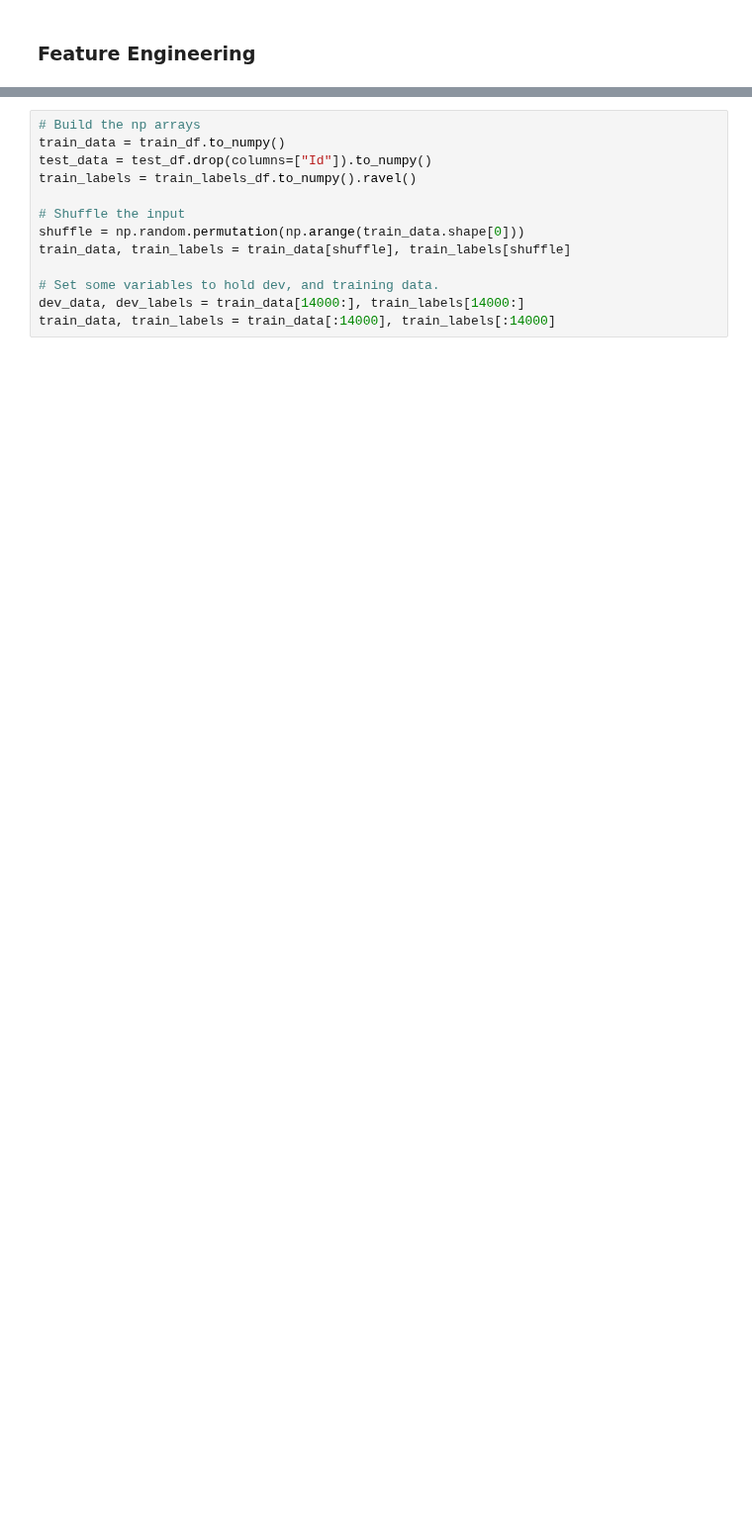
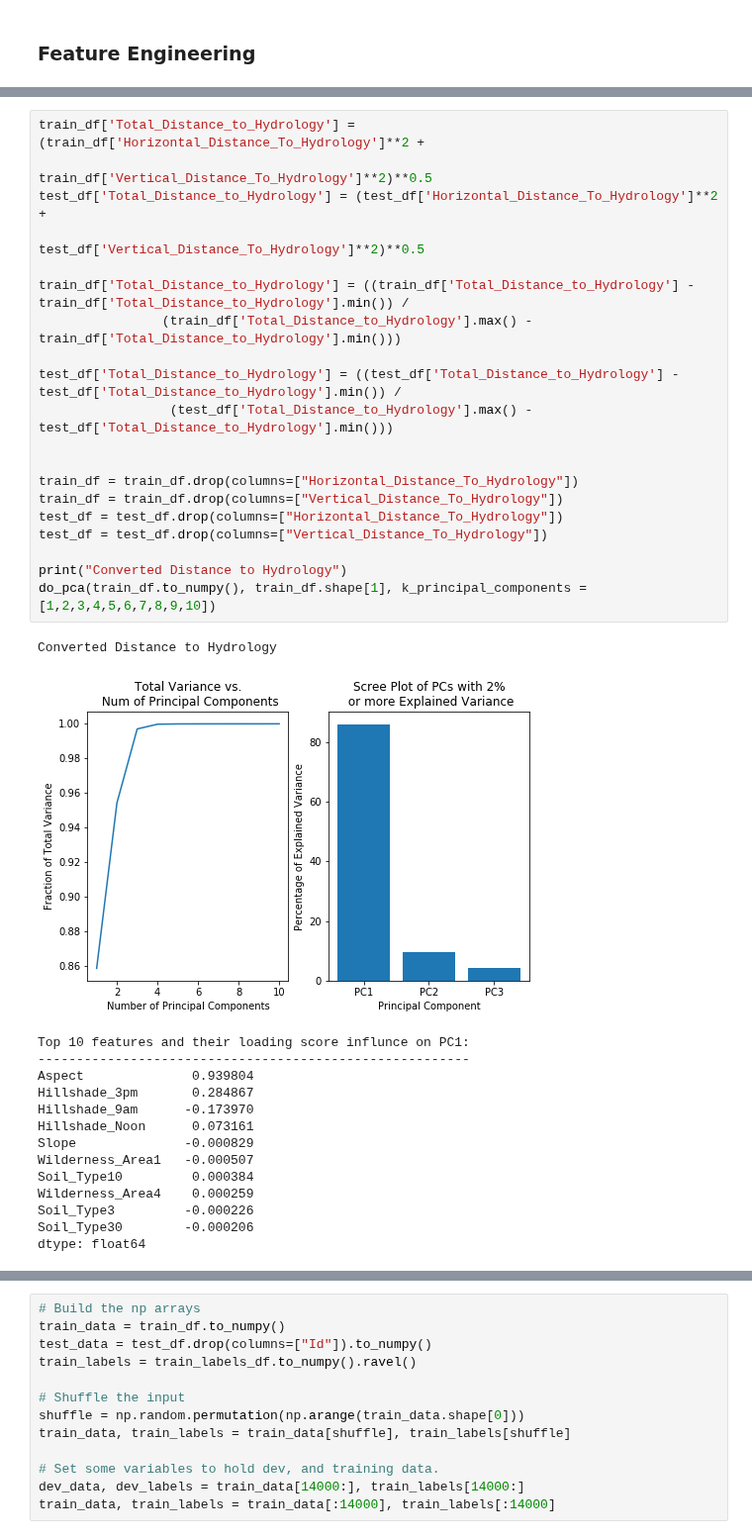
Before and after one commit to aidan-jackson-data/Forest-Cover-Type-Prediction, a Jupyter notebook: Models/PCA/andi_morey_pca.ipynb, the cells around one changed output, grey strips where cells are left out. Shown at 99% size. Cells and saved outputs as stored; diff of their text form; blank space fills up the shorter version.

```diff
--- a/Models/PCA/andi_morey_pca.ipynb
+++ b/Models/PCA/andi_morey_pca.ipynb
@@ -171,0 +207,36 @@ train_df = train_df.drop(columns=["Cover_Type"])
+# %%
+train_df['Total_Distance_to_Hydrology'] = (train_df['Horizontal_Distance_To_Hydrology']**2 +
+                                           train_df['Vertical_Distance_To_Hydrology']**2)**0.5
+test_df['Total_Distance_to_Hydrology'] = (test_df['Horizontal_Distance_To_Hydrology']**2 +
+                                          test_df['Vertical_Distance_To_Hydrology']**2)**0.5
+
+train_df['Total_Distance_to_Hydrology'] = ((train_df['Total_Distance_to_Hydrology'] - train_df['Total_Distance_to_Hydrology'].min()) /
+                (train_df['Total_Distance_to_Hydrology'].max() - train_df['Total_Distance_to_Hydrology'].min()))
+
+test_df['Total_Distance_to_Hydrology'] = ((test_df['Total_Distance_to_Hydrology'] - test_df['Total_Distance_to_Hydrology'].min()) /
+                 (test_df['Total_Distance_to_Hydrology'].max() - test_df['Total_Distance_to_Hydrology'].min()))
+
+
+train_df = train_df.drop(columns=["Horizontal_Distance_To_Hydrology"])
+train_df = train_df.drop(columns=["Vertical_Distance_To_Hydrology"])
+test_df = test_df.drop(columns=["Horizontal_Distance_To_Hydrology"])
+test_df = test_df.drop(columns=["Vertical_Distance_To_Hydrology"])
+
+print("Converted Distance to Hydrology")
+do_pca(train_df.to_numpy(), train_df.shape[1], k_principal_components = [1,2,3,4,5,6,7,8,9,10])
+# %% [output]
+Converted Distance to Hydrology
+[figure, added]
+Top 10 features and their loading score influnce on PC1:
+--------------------------------------------------------
+Aspect              0.939804
+Hillshade_3pm       0.284867
+Hillshade_9am      -0.173970
+Hillshade_Noon      0.073161
+Slope              -0.000829
+Wilderness_Area1   -0.000507
+Soil_Type10         0.000384
+Wilderness_Area4    0.000259
+Soil_Type3         -0.000226
+Soil_Type30        -0.000206
+dtype: float64
```
Also changed, not shown: parts of 21 cells of this notebook.
